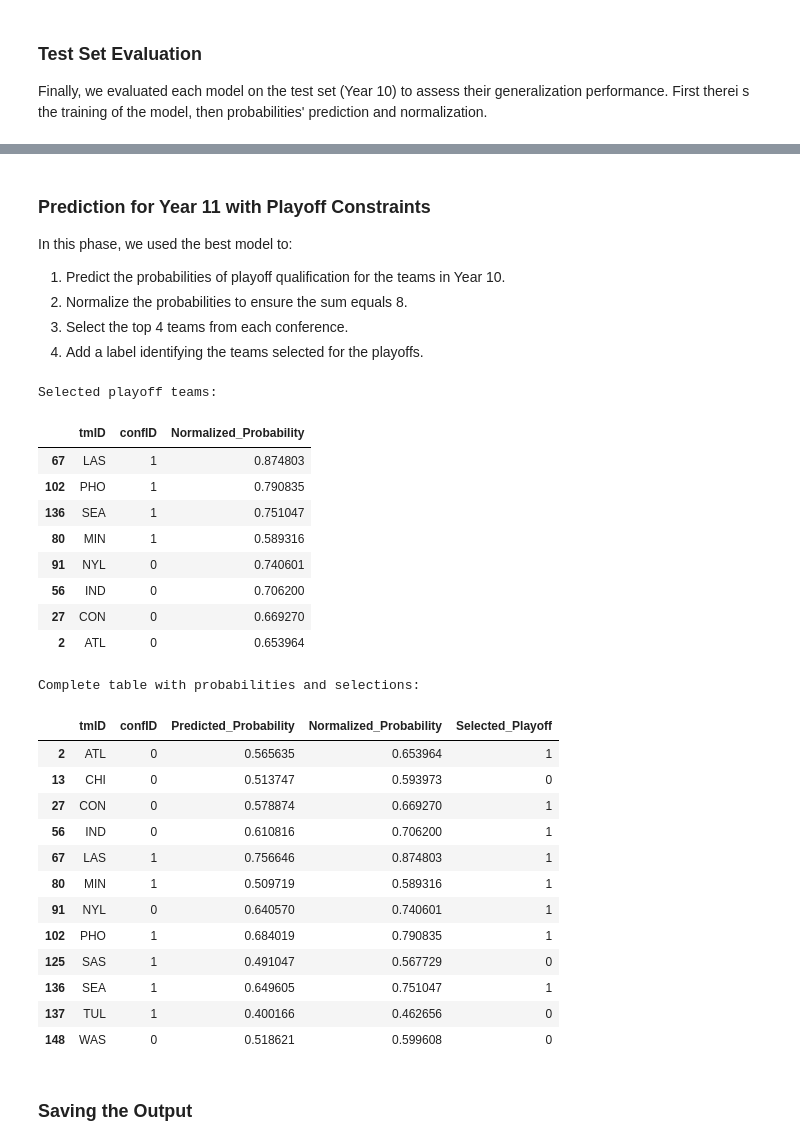
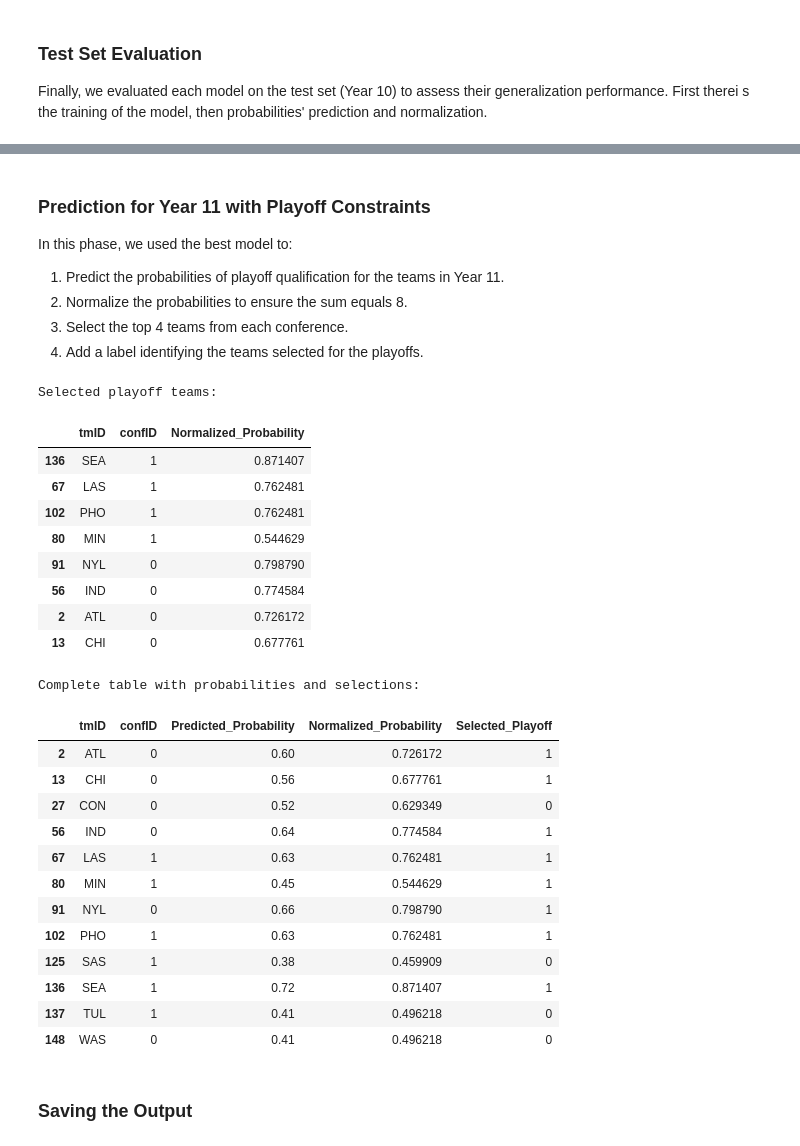
Before and after one commit to LukeDP/ML_G47, a Jupyter notebook: Code/4.Classification/classification.ipynb, the cells around one changed output, grey strips where cells are left out. Drawn from its saved outputs; the diff is of its cells as text; code cells hidden in the pictures.

```diff
--- a/Code/4.Classification/classification.ipynb
+++ b/Code/4.Classification/classification.ipynb
@@ -222,7 +224,6 @@ Cross-validation results for boosting models:
 Finally, we evaluated each model on the test set (Year 10) to assess their generalization performance.
 First therei s the training of the model, then probabilities' prediction and normalization.
 # %%
-test_results = {}
 for model_name, model in models.items():
     print(f"Making predictions for {model_name} on Year 10...")
 
@@ -230,8 +231,11 @@ for model_name, model in models.items():
     probabilities = model.predict_proba(X_test_scaled)[:, 1]
 
     normalized_probabilities = 8 * probabilities / probabilities.sum()
-    test_df[f"{model_name}_Predicted_Probability"] = probabilities
-    test_df[f"{model_name}_Normalized_Probability"] = normalized_probabilities
+
+    test_df = test_df.assign(
+    **{f"{model_name}_Predicted_Probability": probabilities,
+       f"{model_name}_Normalized_Probability": normalized_probabilities}
+)
 
 display(test_df)
 # %% [output]
@@ -279,60 +266,60 @@ See the caveats in the documentation: https://pandas.pydata.org/pandas-docs/stab
 
 In this phase, we used the best model to:
 
-1. Predict the probabilities of playoff qualification for the teams in Year 10.
+1. Predict the probabilities of playoff qualification for the teams in Year 11.
 2. Normalize the probabilities to ensure the sum equals 8.
 3. Select the top 4 teams from each conference.
 4. Add a label identifying the teams selected for the playoffs.
 # %%
-best_model = RandomForestClassifier(max_depth=5, min_samples_leaf=10, random_state=42)
+best_model = RandomForestClassifier(random_state=42)
 
 best_model.fit(X_train_scaled, y_train)
 
 probabilities = best_model.predict_proba(X_test_scaled)[:, 1]
 
 test_df = test_df.copy()
 test_df.loc[:, "Predicted_Probability"] = probabilities
 
 normalized_probabilities = 8 * probabilities / probabilities.sum()
 test_df.loc[:, "Normalized_Probability"] = normalized_probabilities
 
 east_teams = test_df[test_df["confID"] == 1].nlargest(4, "Normalized_Probability")
 west_teams = test_df[test_df["confID"] == 0].nlargest(4, "Normalized_Probability")
 
 playoff_teams = pd.concat([east_teams, west_teams])
 
 test_df.loc[:, "Selected_Playoff"] = test_df["tmID"].isin(playoff_teams["tmID"]).astype(int)
 
 print("Selected playoff teams:")
 display(playoff_teams[["tmID", "confID", "Normalized_Probability"]])
 
 print("Complete table with probabilities and selections:")
 display(test_df[["tmID", "confID", "Predicted_Probability", "Normalized_Probability", "Selected_Playoff"]])
 # %% [output]
 Selected playoff teams:
 |  | tmID | confID | Normalized_Probability |
-| 67 | LAS | 1 | 0.874803 |
-| 102 | PHO | 1 | 0.790835 |
-| 136 | SEA | 1 | 0.751047 |
-| 80 | MIN | 1 | 0.589316 |
-| 91 | NYL | 0 | 0.740601 |
-| 56 | IND | 0 | 0.706200 |
-| 27 | CON | 0 | 0.669270 |
-| 2 | ATL | 0 | 0.653964 |
+| 136 | SEA | 1 | 0.871407 |
+| 67 | LAS | 1 | 0.762481 |
+| 102 | PHO | 1 | 0.762481 |
+| 80 | MIN | 1 | 0.544629 |
+| 91 | NYL | 0 | 0.798790 |
+| 56 | IND | 0 | 0.774584 |
+| 2 | ATL | 0 | 0.726172 |
+| 13 | CHI | 0 | 0.677761 |
 Complete table with probabilities and selections:
 |  | tmID | confID | Predicted_Probability | Normalized_Probability | Selected_Playoff |
-| 2 | ATL | 0 | 0.565635 | 0.653964 | 1 |
-| 13 | CHI | 0 | 0.513747 | 0.593973 | 0 |
-| 27 | CON | 0 | 0.578874 | 0.669270 | 1 |
-| 56 | IND | 0 | 0.610816 | 0.706200 | 1 |
-| 67 | LAS | 1 | 0.756646 | 0.874803 | 1 |
-| 80 | MIN | 1 | 0.509719 | 0.589316 | 1 |
-| 91 | NYL | 0 | 0.640570 | 0.740601 | 1 |
-| 102 | PHO | 1 | 0.684019 | 0.790835 | 1 |
-| 125 | SAS | 1 | 0.491047 | 0.567729 | 0 |
-| 136 | SEA | 1 | 0.649605 | 0.751047 | 1 |
-| 137 | TUL | 1 | 0.400166 | 0.462656 | 0 |
-| 148 | WAS | 0 | 0.518621 | 0.599608 | 0 |
+| 2 | ATL | 0 | 0.60 | 0.726172 | 1 |
+| 13 | CHI | 0 | 0.56 | 0.677761 | 1 |
+| 27 | CON | 0 | 0.52 | 0.629349 | 0 |
+| 56 | IND | 0 | 0.64 | 0.774584 | 1 |
+| 67 | LAS | 1 | 0.63 | 0.762481 | 1 |
+| 80 | MIN | 1 | 0.45 | 0.544629 | 1 |
+| 91 | NYL | 0 | 0.66 | 0.798790 | 1 |
+| 102 | PHO | 1 | 0.63 | 0.762481 | 1 |
+| 125 | SAS | 1 | 0.38 | 0.459909 | 0 |
+| 136 | SEA | 1 | 0.72 | 0.871407 | 1 |
+| 137 | TUL | 1 | 0.41 | 0.496218 | 0 |
+| 148 | WAS | 0 | 0.41 | 0.496218 | 0 |
 # %% [markdown]
 ### Saving the Output
 # %% [markdown]
```
Also changed, not shown: parts of 4 cells of this notebook, 1 other file.
